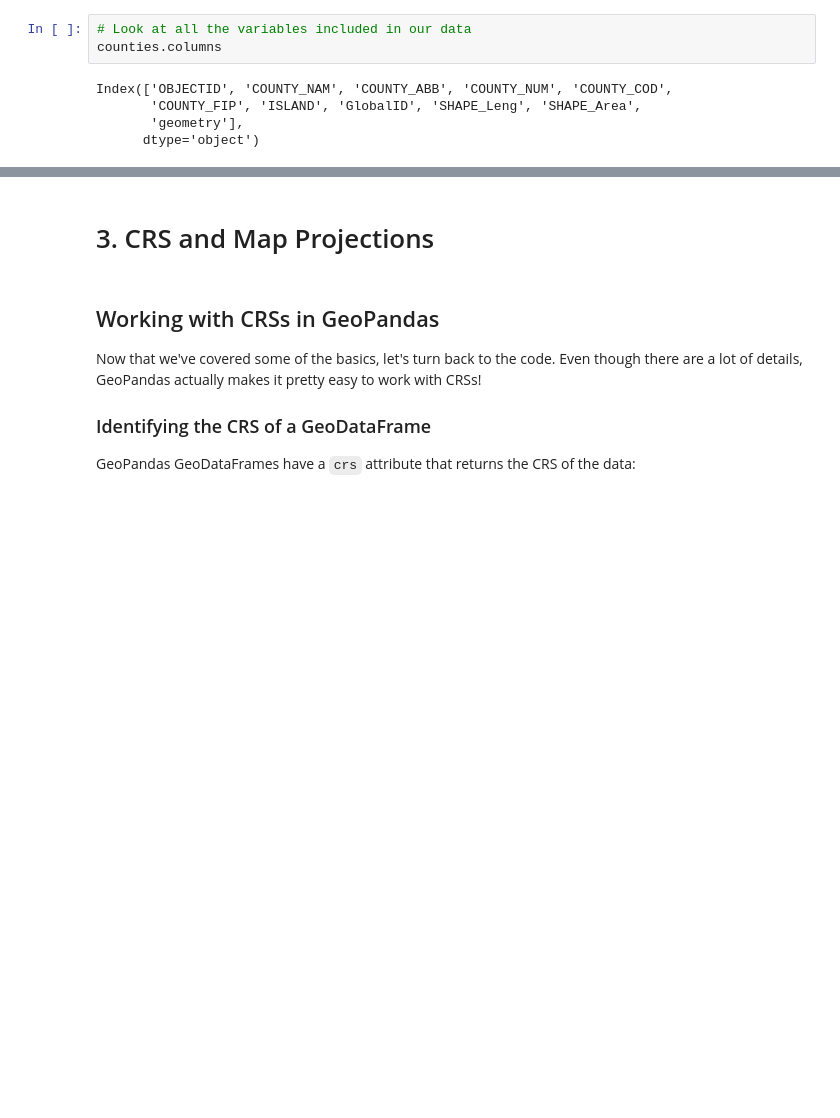
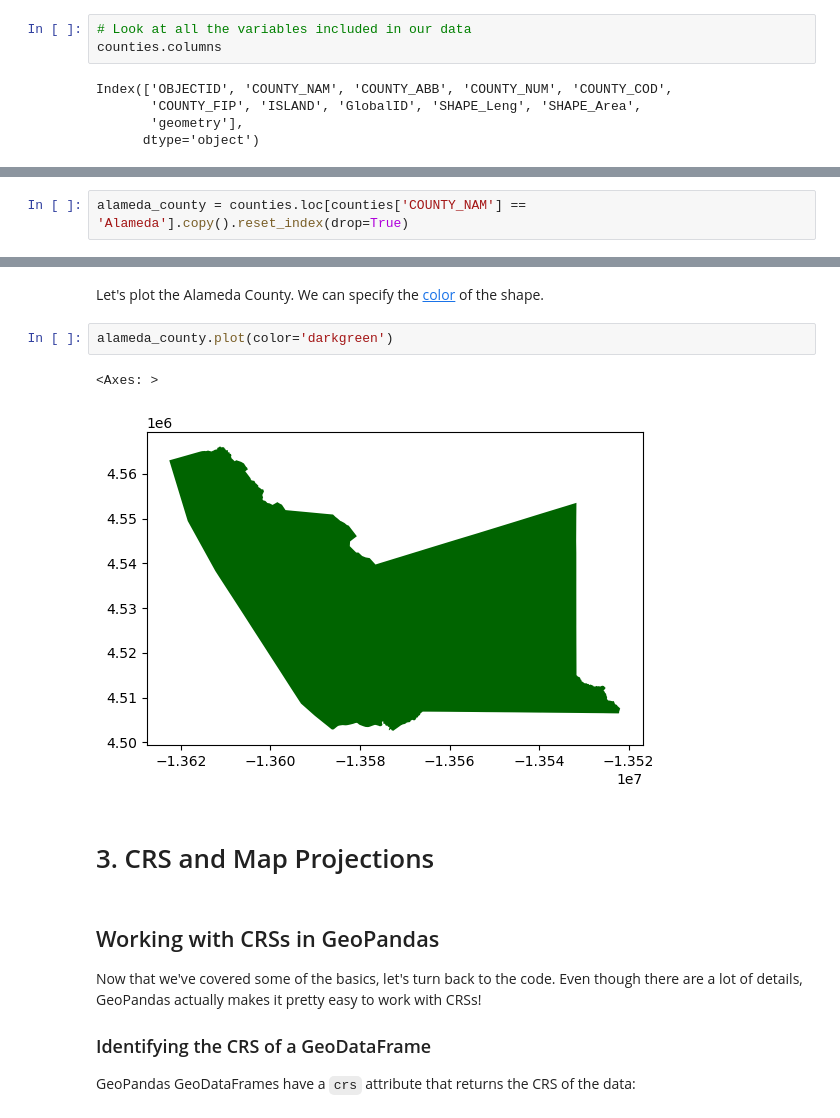
Before and after one commit to dlab-berkeley/Python-Geospatial-Fundamentals, a Jupyter notebook: lessons/1_Spatial_Dataframes.ipynb, the cells around one changed output, grey strips where cells are left out. Cells and saved outputs as stored; diff of their text form; blank space fills up the shorter version.

```diff
--- a/lessons/1_Spatial_Dataframes.ipynb
+++ b/lessons/1_Spatial_Dataframes.ipynb
@@ -217,0 +218,2 @@ Index(['OBJECTID', 'COUNTY_NAM', 'COUNTY_ABB', 'COUNTY_NUM', 'COUNTY_COD',
+# %%
+alameda_county = counties.loc[counties['COUNTY_NAM'] == 'Alameda'].copy().reset_index(drop=True)
@@ -273,3 +266,10 @@ then CSV might be a good option!
+# %% [markdown]
+Let's plot the Alameda County. We can specify the [color](https://matplotlib.org/stable/gallery/color/named_colors.html) of the shape.
+# %%
+alameda_county.plot(color='darkgreen')
+# %% [output]
+<Axes: >
+[figure, added]
 # %% [markdown]
 <a id='section3'></a>
 
```
Also changed, not shown: parts of 21 cells of this notebook, 7 other files.
